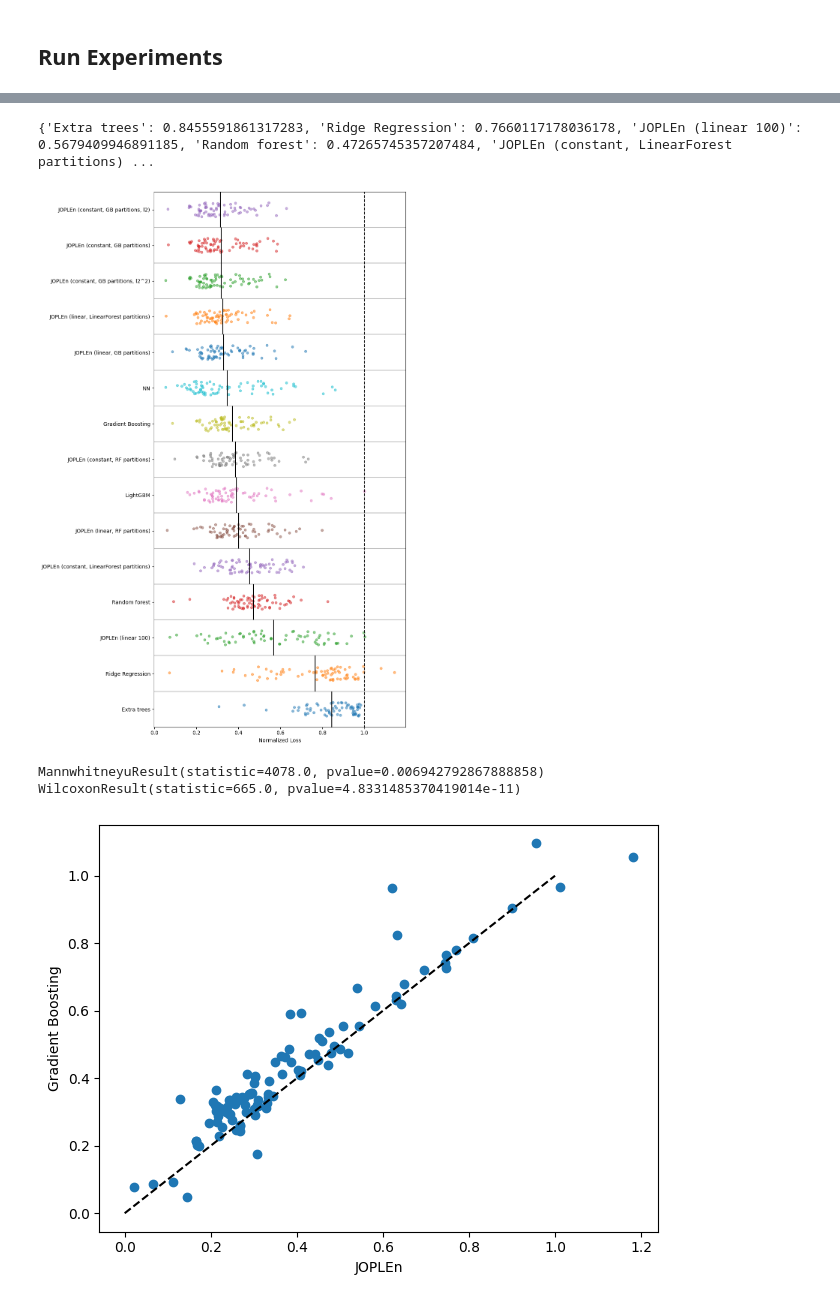
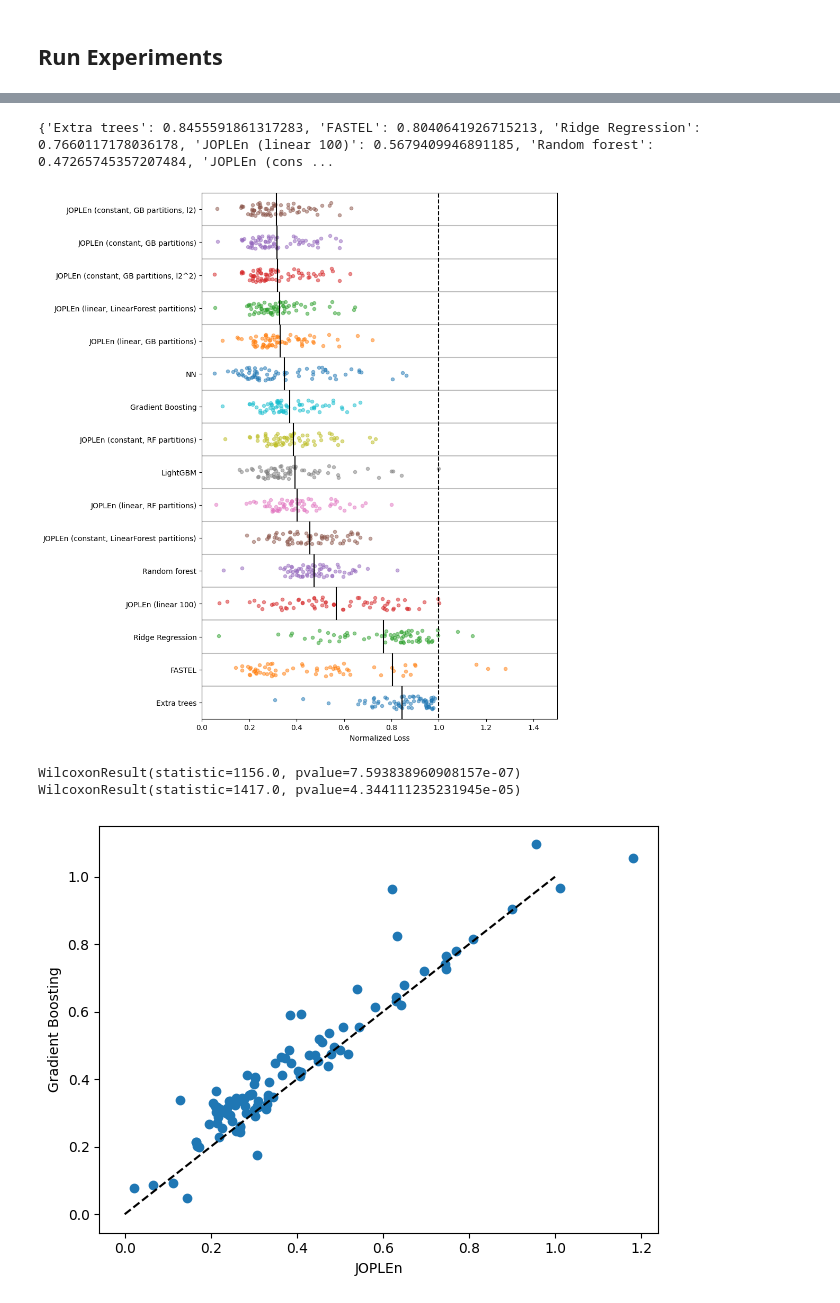
Before and after one commit to mattrmd/joplen_mlsp2024, a Jupyter notebook: experiments/predict_both.ipynb, the cells around one changed output, grey strips where cells are left out. Cells and saved outputs as stored; diff of their text form; code cells hidden in the pictures.

Commit message:
add fastel

```diff
--- a/experiments/predict_both.ipynb
+++ b/experiments/predict_both.ipynb
@@ -844,15 +853,26 @@ def plot_strip(
     x_values = []
     y_labels = []
 
-    rescaled_res = {
-        k: {
-            kk: (vv["test_score"] / vv["dummy_loss"])
-            for kk, vv in v.items()
-            if (kk in classification_dataset_names) == only_classification
-            and vv["contains_categorical"] != only_continuous
+    if only_classification:
+        rescaled_res = {
+            k: {
+                kk: vv["test_score"]
+                for kk, vv in v.items()
+                if kk in classification_dataset_names
+                and vv["contains_categorical"] != only_continuous
+            }
+            for k, v in reg_res.items()
         }
-        for k, v in reg_res.items()
-    }
+    else:
+        rescaled_res = {
+            k: {
+                kk: (vv["test_score"] / vv["dummy_loss"])
+                for kk, vv in v.items()
+                if (kk not in classification_dataset_names)
+                and vv["contains_categorical"] != only_continuous
+            }
+            for k, v in reg_res.items()
+        }
 
     rescaled_res = {k: v for k, v in rescaled_res.items() if len(v) > 0}
 
@@ -864,7 +884,7 @@ def plot_strip(
         x_values.append(v.values())
         y_labels.append(k)
 
-    fig, ax = plt.subplots(figsize=(10, len(rescaled_res)), **plot_kwargs)
+    fig, ax = plt.subplots(figsize=(10, len(rescaled_res) * 2 / 3), **plot_kwargs)
 
     for x_idx, val in enumerate(x_values):
         np.random.seed(random_state)
@@ -880,60 +900,70 @@ def plot_strip(
     # plot vertical line for mean for each model
     means = [np.mean(list(val)) for val in x_values]
     for x_value, mean in zip(range(len(x_values)), means):
         ax.vlines(mean, x_value - 1 / 2, x_value + 1 / 2, color="k")
 
     ax.set_xlim(x_lim)
 
     print({k: v for k, v in zip(y_labels, means)})
 
     ax.set_yticks(range(len(y_labels)))
     ax.set_yticklabels(y_labels)
 
-    y_lim = ax.get_ylim()
-    ax.vlines(1, -1, len(y_labels) + 1, color="k", linestyle="--")
+    if not only_classification:
+        ax.vlines(1, -1, len(y_labels) + 1, color="k", linestyle="--")
+
     ax.set_ylim(-1 / 2, len(y_labels) - 1 / 2)
 
     plt.xlabel("Normalized Loss")
 
     plt.tight_layout()
 
     return ax, means
 
 
+ONLY_CLASSIFICATION = False
+ONLY_CONTINUOUS = True
+
 ax, means = plot_strip(
     reg_res,
     scatter_kwargs={"alpha": 0.5, "s": 20},
-    only_classification=False,
-    only_continuous=True,
+    only_classification=ONLY_CLASSIFICATION,
+    only_continuous=ONLY_CONTINUOUS,
 )
+
+plt.xlim(0, 1.5)
 
 plt.savefig(PLOT_PATH / "reg_strip.png", dpi=300)
 
 plt.show()
 # %% [output]
-{'Extra trees': 0.8455591861317283, 'Ridge Regression': 0.7660117178036178, 'JOPLEn (linear 100)': 0.5679409946891185, 'Random forest': 0.47265745357207484, 'JOPLEn (constant, LinearForest partitions) ...
+{'Extra trees': 0.8455591861317283, 'FASTEL': 0.8040641926715213, 'Ridge Regression': 0.7660117178036178, 'JOPLEn (linear 100)': 0.5679409946891185, 'Random forest': 0.47265745357207484, 'JOPLEn (cons ...
-[figure, old version]
+[figure, new version]
 # %%
 # compute non-parametic distribution test
 from scipy.stats import mannwhitneyu
 from scipy.stats import wilcoxon
 
-ours, theirs = [], []
+joplen, gb, rf = [], [], []
 
 for k, v in reg_res["JOPLEn (constant, GB partitions, l2)"].items():
-    if k in reg_res["Gradient Boosting"] and k not in classification_dataset_names:
-        dummy_loss = v["dummy_loss"]
-        ours.append(v["test_score"] / dummy_loss)
-        theirs.append(reg_res["Gradient Boosting"][k]["test_score"] / dummy_loss)
+    if k in reg_res["Gradient Boosting"]:
+        if (k in classification_dataset_names) != ONLY_CLASSIFICATION:
+            continue
 
-ours = np.array(ours)
-theirs = np.array(theirs)
+        dummy_loss = v["dummy_loss"] if ONLY_CLASSIFICATION else 1
+        joplen.append(v["test_score"] / dummy_loss)
+        gb.append(reg_res["Gradient Boosting"][k]["test_score"] / dummy_loss)
+        rf.append(reg_res["Random forest"][k]["test_score"] / dummy_loss)
 
-print(mannwhitneyu(ours, theirs, alternative="less"))
-print(wilcoxon(ours, theirs, alternative="less"))
+joplen = np.array(joplen)
+gb = np.array(gb)
+
+print(wilcoxon(joplen, gb, alternative="less"))
+print(wilcoxon(gb, rf, alternative="less"))
 # %% [output]
-MannwhitneyuResult(statistic=4078.0, pvalue=0.006942792867888858)
-WilcoxonResult(statistic=665.0, pvalue=4.8331485370419014e-11)
+WilcoxonResult(statistic=1156.0, pvalue=7.593838960908157e-07)
+WilcoxonResult(statistic=1417.0, pvalue=4.344111235231945e-05)
 # %%
 plt.scatter(ours, theirs)
 plt.plot([0, 1], [0, 1], color="k", linestyle="--")
```
Also changed, not shown: parts of 2 cells of this notebook, 8 other files.
